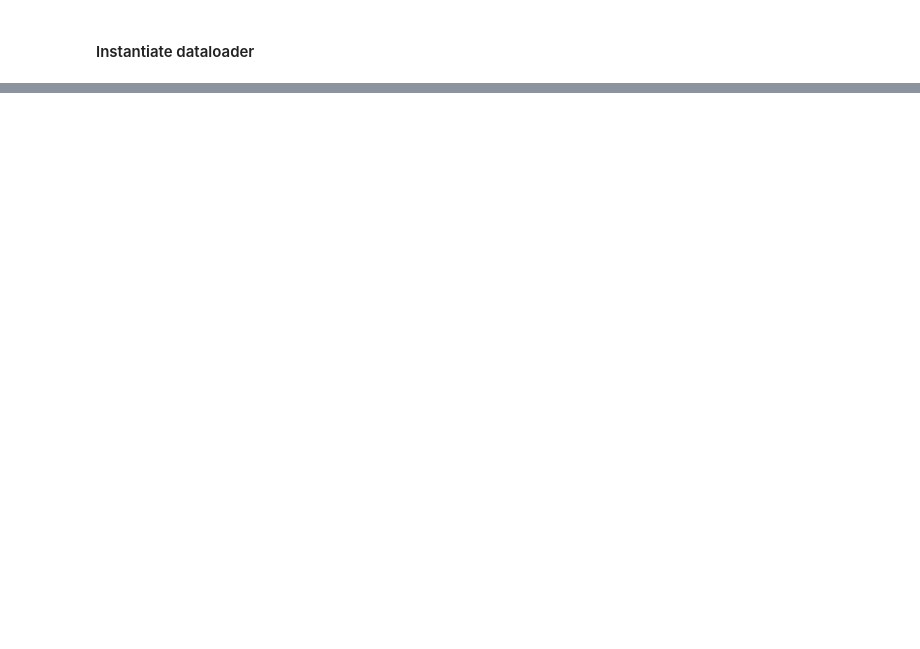
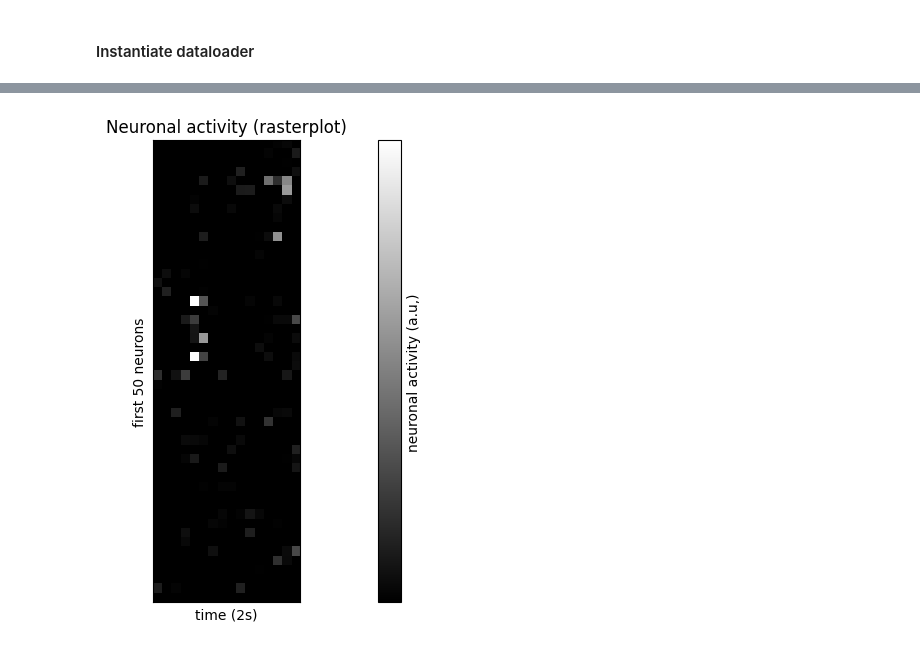
Before and after one commit to sensorium-competition/experanto, a Jupyter notebook: examples/demo.ipynb, the cells around one changed output, grey strips where cells are left out. Saved outputs shown, nothing was run; the diff lists cells and outputs as text; code cells hidden in the pictures; blank space fills up the shorter version.

```diff
--- a/examples/demo.ipynb
+++ b/examples/demo.ipynb
@@ -190,0 +72,14 @@ timestamps torch.Size([16, 7671])
+# %%
+n_neurons = 50
+
+fig, axs = plt.subplots(1,1, figsize=(20,6))
+c = axs.imshow(batch["responses"][0,:, :n_neurons].T, vmin=0, cmap="gray")
+axs.set(ylabel=f"first {n_neurons} neurons",
+        xlabel="time (2s)",
+        xticks=[],
+        yticks=[],
+        title="Neuronal activity (rasterplot)")
+ax = plt.colorbar(c)
+ax.ax.set(yticks=[], ylabel="neuronal activity (a.u,)");
+# %% [output]
+[figure, added]
```
Also changed, not shown: parts of 25 cells of this notebook.
